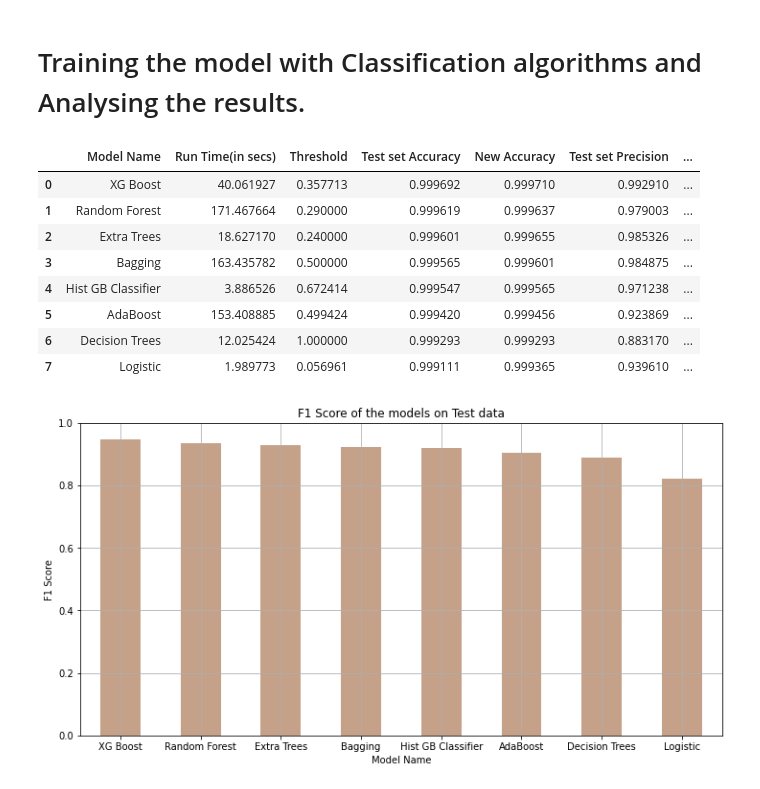
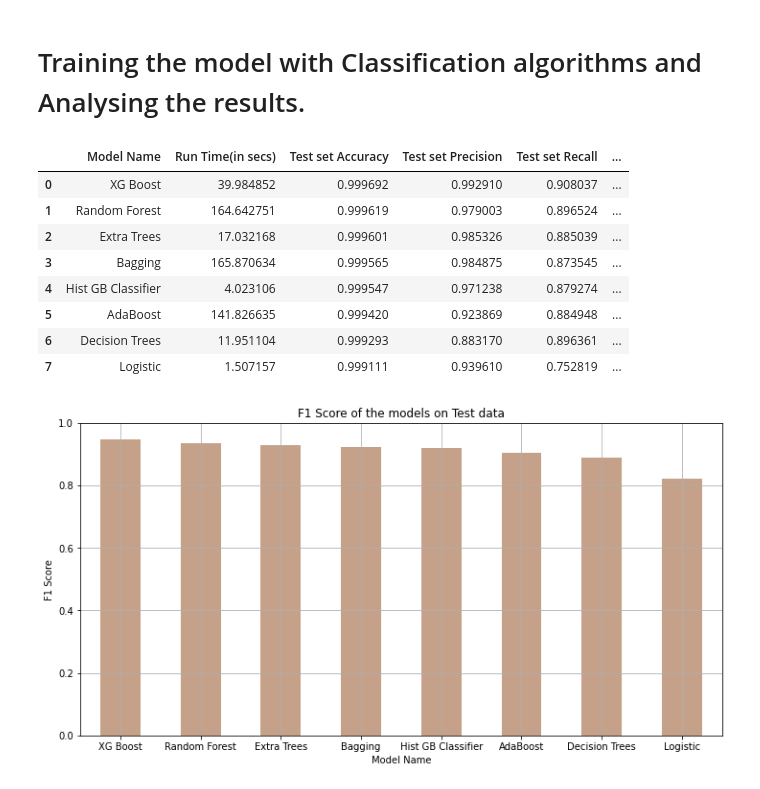
Before and after one commit to PHNPR/Credit-Card-Fraud-Detection, a Jupyter notebook: Credit Card Fraud.ipynb, the cells around one changed output. Drawn from its saved outputs; the diff is of its cells as text; code cells hidden in the pictures.

```diff
--- a/Credit Card Fraud.ipynb
+++ b/Credit Card Fraud.ipynb
@@ -225,17 +225,17 @@ for name , clf in classifiers.items() :
 # %%
 df = pd.DataFrame(table)
 df = df.sort_values('Test set F1 Score' , ascending= False , ignore_index= True)
-df
+df[['Model Name','Run Time(in secs)','Test set Accuracy','Test set Precision','Test set Recall','Test set F1 Score']]
 # %% [output]
-|  | Model Name | Run Time(in secs) | Threshold | Test set Accuracy | New Accuracy | Test set Precision | ... |
-| 0 | XG Boost | 40.061927 | 0.357713 | 0.999692 | 0.999710 | 0.992910 | ... |
-| 1 | Random Forest | 171.467664 | 0.290000 | 0.999619 | 0.999637 | 0.979003 | ... |
-| 2 | Extra Trees | 18.627170 | 0.240000 | 0.999601 | 0.999655 | 0.985326 | ... |
-| 3 | Bagging | 163.435782 | 0.500000 | 0.999565 | 0.999601 | 0.984875 | ... |
-| 4 | Hist GB Classifier | 3.886526 | 0.672414 | 0.999547 | 0.999565 | 0.971238 | ... |
-| 5 | AdaBoost | 153.408885 | 0.499424 | 0.999420 | 0.999456 | 0.923869 | ... |
-| 6 | Decision Trees | 12.025424 | 1.000000 | 0.999293 | 0.999293 | 0.883170 | ... |
-| 7 | Logistic | 1.989773 | 0.056961 | 0.999111 | 0.999365 | 0.939610 | ... |
+|  | Model Name | Run Time(in secs) | Test set Accuracy | Test set Precision | Test set Recall | ... |
+| 0 | XG Boost | 39.984852 | 0.999692 | 0.992910 | 0.908037 | ... |
+| 1 | Random Forest | 164.642751 | 0.999619 | 0.979003 | 0.896524 | ... |
+| 2 | Extra Trees | 17.032168 | 0.999601 | 0.985326 | 0.885039 | ... |
+| 3 | Bagging | 165.870634 | 0.999565 | 0.984875 | 0.873545 | ... |
+| 4 | Hist GB Classifier | 4.023106 | 0.999547 | 0.971238 | 0.879274 | ... |
+| 5 | AdaBoost | 141.826635 | 0.999420 | 0.923869 | 0.884948 | ... |
+| 6 | Decision Trees | 11.951104 | 0.999293 | 0.883170 | 0.896361 | ... |
+| 7 | Logistic | 1.507157 | 0.999111 | 0.939610 | 0.752819 | ... |
 # %%
 df.plot.bar(x="Model Name", y="Test set F1 Score", alpha=0.5, color= 'saddlebrown',
             title="F1 Score of the models on Test data", legend=False, figsize=[12,6], rot=0, grid=True, ylim=[0,1])
```
Also changed, not shown: parts of 5 cells of this notebook.
